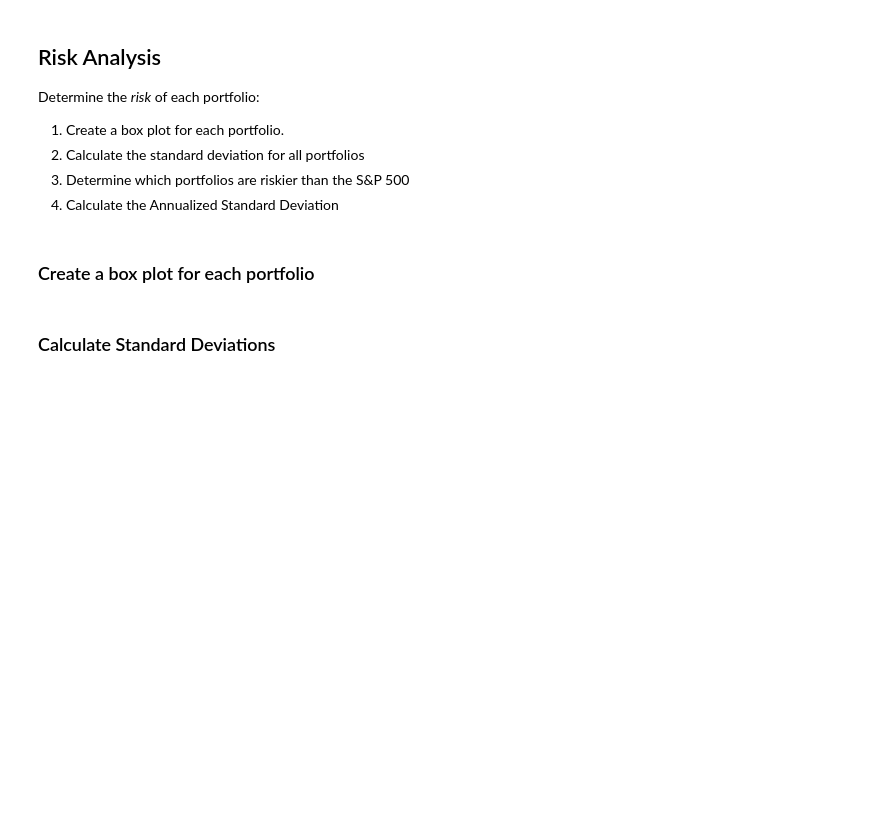
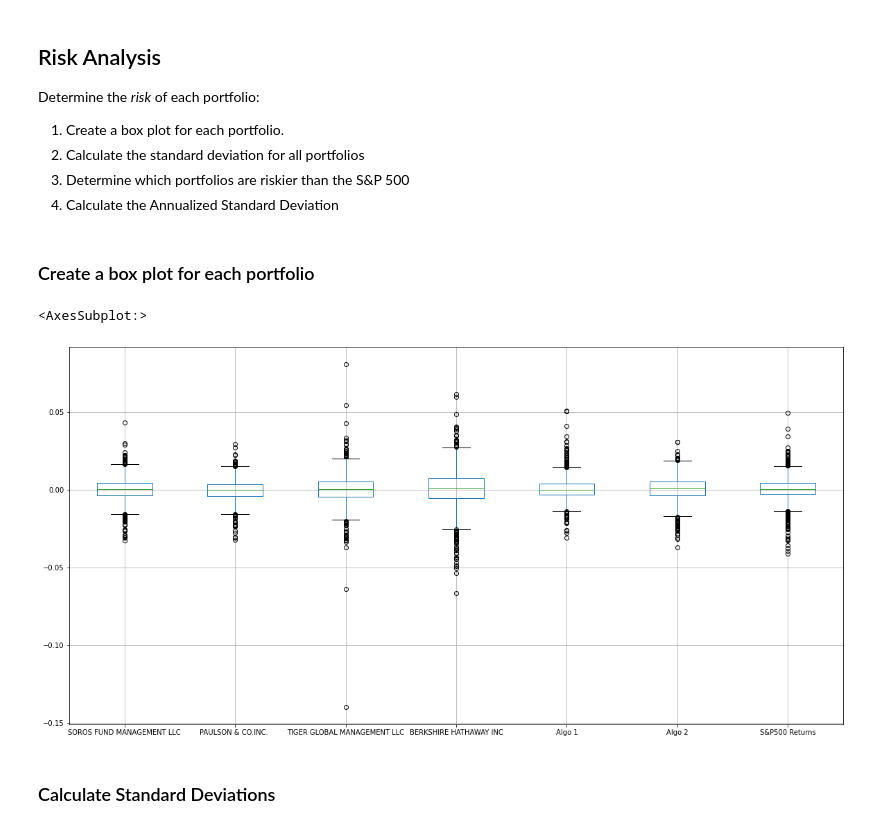
Before and after one commit to robel-codes/portfolio-performance, a Jupyter notebook: whale_analysis.ipynb, the cells around one changed output. Drawn from its saved outputs; the diff is of its cells as text; code cells hidden in the pictures; blank space fills up the shorter version.

```diff
--- a/whale_analysis.ipynb
+++ b/whale_analysis.ipynb
@@ -208,6 +208,10 @@ Determine the _risk_ of each portfolio:
 ### Create a box plot for each portfolio
 # %%
 # Box plot to visually show risk
+returns_df.boxplot(figsize=(20,10))
+# %% [output]
+<AxesSubplot:>
+[figure, added]
 # %% [markdown]
 ### Calculate Standard Deviations
 # %%
```
Also changed, not shown: parts of 3 cells of this notebook.
